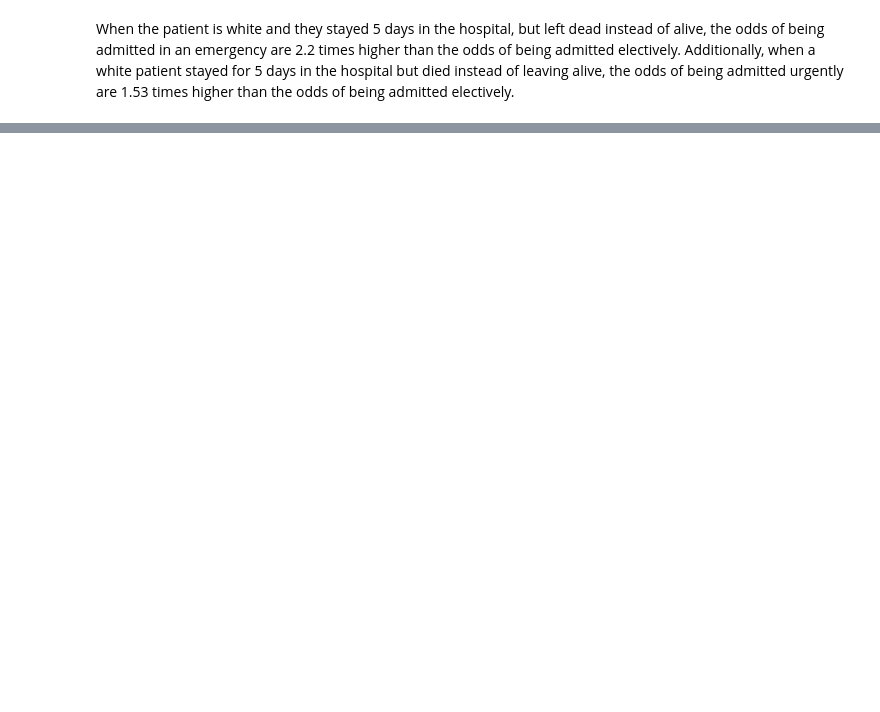
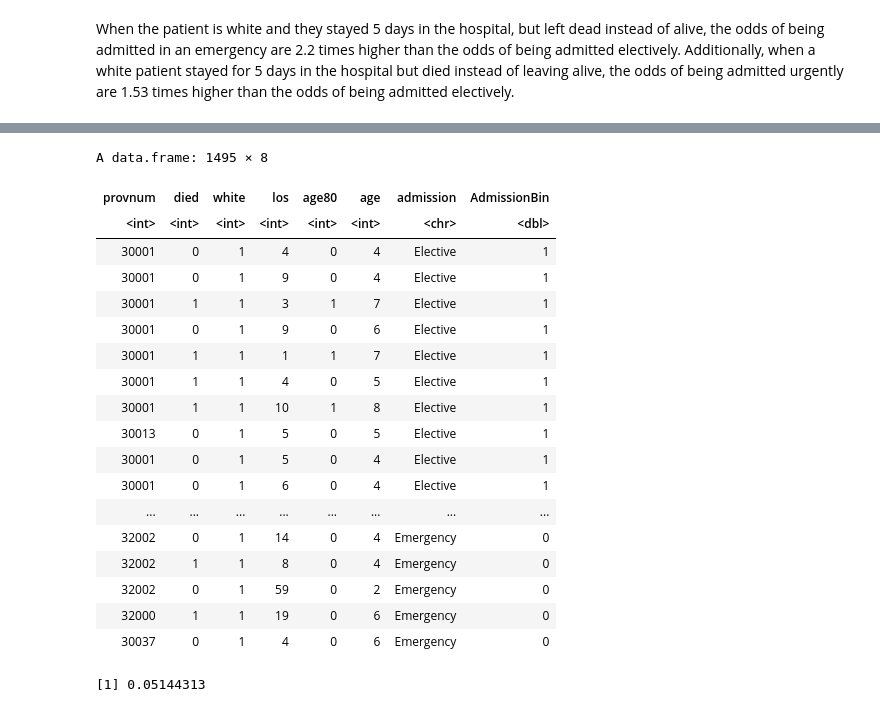
Before and after one commit to erikseulean/glm, a Jupyter notebook: glm_practical4.ipynb, the cells around one changed output, grey strips where cells are left out. Saved outputs shown, nothing was run; the diff lists cells and outputs as text; code cells hidden in the pictures; blank space fills up the shorter version.

```diff
--- a/glm_practical4.ipynb
+++ b/glm_practical4.ipynb
@@ -318,0 +382,11 @@ lines(los,pred_black[,3],lty=3, col="red", lwd="2")
+# %%
+dat = dat
+plot_assumptions = function(admission_type) {
+    dat$AdmissionBin = as.numeric(dat$admission == admission_type)
+    bin_model = glm(AdmissionBin ~ as.factor(died) + as.factor(white) + los, data=dat,family="binomial")
+    plot(fitted(bin_model), residuals(bin_model, type="pearson"))
+
+    acf(residuals(bin_model))
+}
+
+plot_assumptions("Urgent")
@@ -318,0 +409,29 @@ lines(los,pred_black[,3],lty=3, col="red", lwd="2")
+# %%
+dat
+# %% [output]
+A data.frame: 1495 × 8
+| provnum | died | white | los | age80 | age | admission | AdmissionBin |
+| <int> | <int> | <int> | <int> | <int> | <int> | <chr> | <dbl> |
+| 30001 | 0 | 1 | 4 | 0 | 4 | Elective | 1 |
+| 30001 | 0 | 1 | 9 | 0 | 4 | Elective | 1 |
+| 30001 | 1 | 1 | 3 | 1 | 7 | Elective | 1 |
+| 30001 | 0 | 1 | 9 | 0 | 6 | Elective | 1 |
+| 30001 | 1 | 1 | 1 | 1 | 7 | Elective | 1 |
+| 30001 | 1 | 1 | 4 | 0 | 5 | Elective | 1 |
+| 30001 | 1 | 1 | 10 | 1 | 8 | Elective | 1 |
+| 30013 | 0 | 1 | 5 | 0 | 5 | Elective | 1 |
+| 30001 | 0 | 1 | 5 | 0 | 4 | Elective | 1 |
+| 30001 | 0 | 1 | 6 | 0 | 4 | Elective | 1 |
+| ... | ... | ... | ... | ... | ... | ... | ... |
+| 32002 | 0 | 1 | 14 | 0 | 4 | Emergency | 0 |
+| 32002 | 1 | 1 | 8 | 0 | 4 | Emergency | 0 |
+| 32002 | 0 | 1 | 59 | 0 | 2 | Emergency | 0 |
+| 32000 | 1 | 1 | 19 | 0 | 6 | Emergency | 0 |
+| 30037 | 0 | 1 | 4 | 0 | 6 | Emergency | 0 |
+# %%
+llnull <- deviance(update(model, . ~ 1, trace=F))
+llmod <- deviance(model)
+RMcFadden <- 1 - (llmod/llnull)
+RMcFadden
+# %% [output]
+[1] 0.05144313
```
Also changed, not shown: parts of 16 cells of this notebook.
